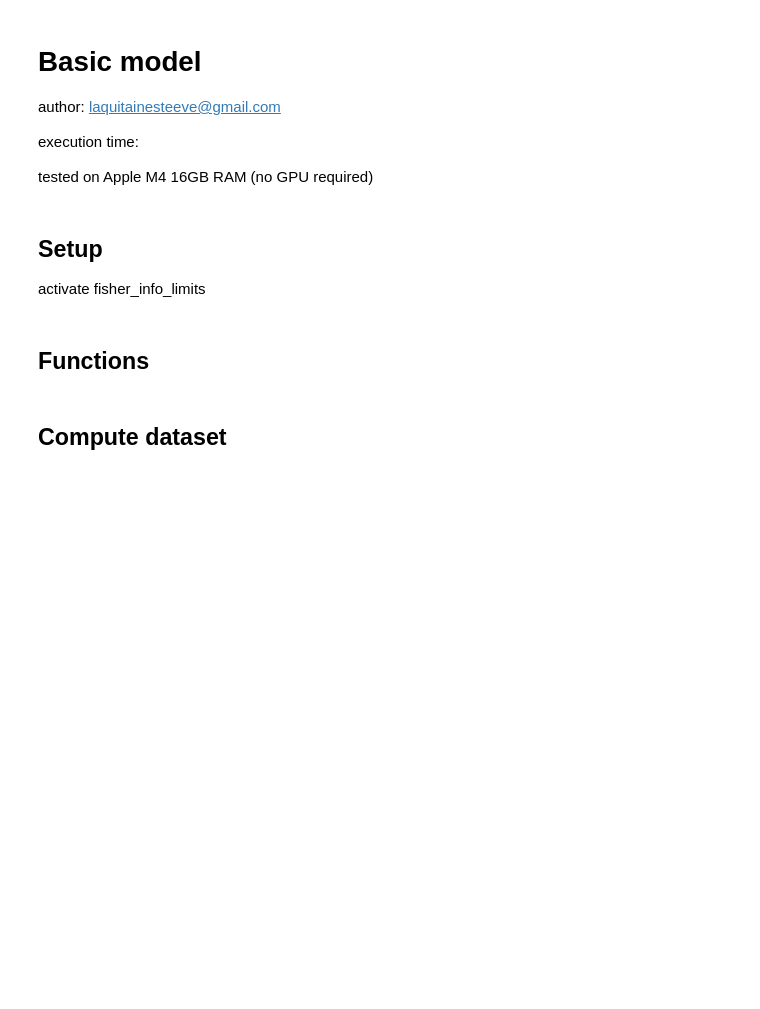
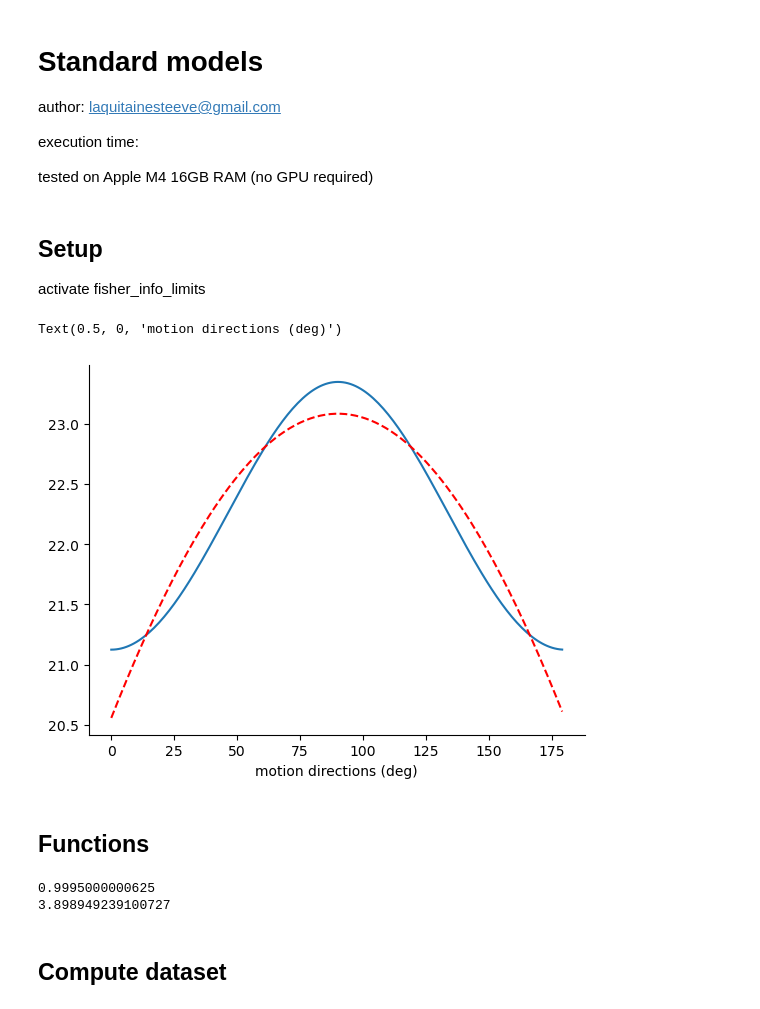
Before and after one commit to steevelaquitaine/fisher-info-limits, a Jupyter notebook: notebooks/basic_model.ipynb, the cells around one changed output. Saved outputs shown, nothing was run; the diff lists cells and outputs as text; code cells hidden in the pictures; blank space fills up the shorter version.

```diff
--- a/notebooks/basic_model.ipynb
+++ b/notebooks/basic_model.ipynb
@@ -1,5 +1,5 @@
 # %% [markdown]
-# Basic model
+# Standard models
 
 author: laquitainesteeve@gmail.com
 
@@ -57,6 +57,31 @@ with open(dat_dir_in + title, 'rb') as rick:
 bio_idx = np.where(data_dict['all_multipliers']==1.)[0][0]
 
 chosen_quads = np.array([201, 125, 104, 491])
+# %%
+
+# setup parameters
+N_NEURONS = 4
+AMPLITUDE = 4000
+WIDTH = 20
+BASELINE = 0
+
+# von mises tuning curve
+tuning_c = ssiMod.VON_MISES(th=stim, a=AMPLITUDE, th_0=180, s=WIDTH, baseline=BASELINE)
+
+# gaussian model
+def gaussian(stim, amp, sigma):
+    return amp * np.exp(-0.5 * ((stim - 180)**2)/(sigma**2))
+
+# fit
+popt, pcov = curve_fit(f=gaussian, xdata=stim, ydata=tuning_c, p0=(100, 10), bounds=(-np.inf, np.inf))
+
+# plot fit
+plt.plot(tuning_c, label='von mises tuning curve');
+plt.plot(gaussian(stim, popt[0], popt[1]), 'r', linestyle='--', label='gaussian fit');
+plt.xlabel("motion directions (deg)")
+# %% [output]
+Text(0.5, 0, 'motion directions (deg)')
+[figure, added]
 # %% [markdown]
 ## Functions
 # %%
@@ -214,6 +239,25 @@ def compute_bayesian_decoding_error(true_directions, tuning_c, n_trials=100, see
         'stds_deg': stds_deg,
         'stds_circ': stds_circ
     }
+# %%
+from scipy.special import i1, i0
+
+WIDTH = 1000
+
+# calculate kappa
+kappa = 1 / WIDTH
+
+# circular variance
+R = i1(kappa) / i0(kappa)
+circ_var = 1 - R
+print(circ_var)
+
+# circular std
+circ_std = np.sqrt(-2 * np.log(R))
+print(circ_std)
+# %% [output]
+0.9995000000625
+3.898949239100727
 # %% [markdown]
 ## Compute dataset
 # %% [markdown]
```
Also changed, not shown: parts of 1 cell of this notebook.
